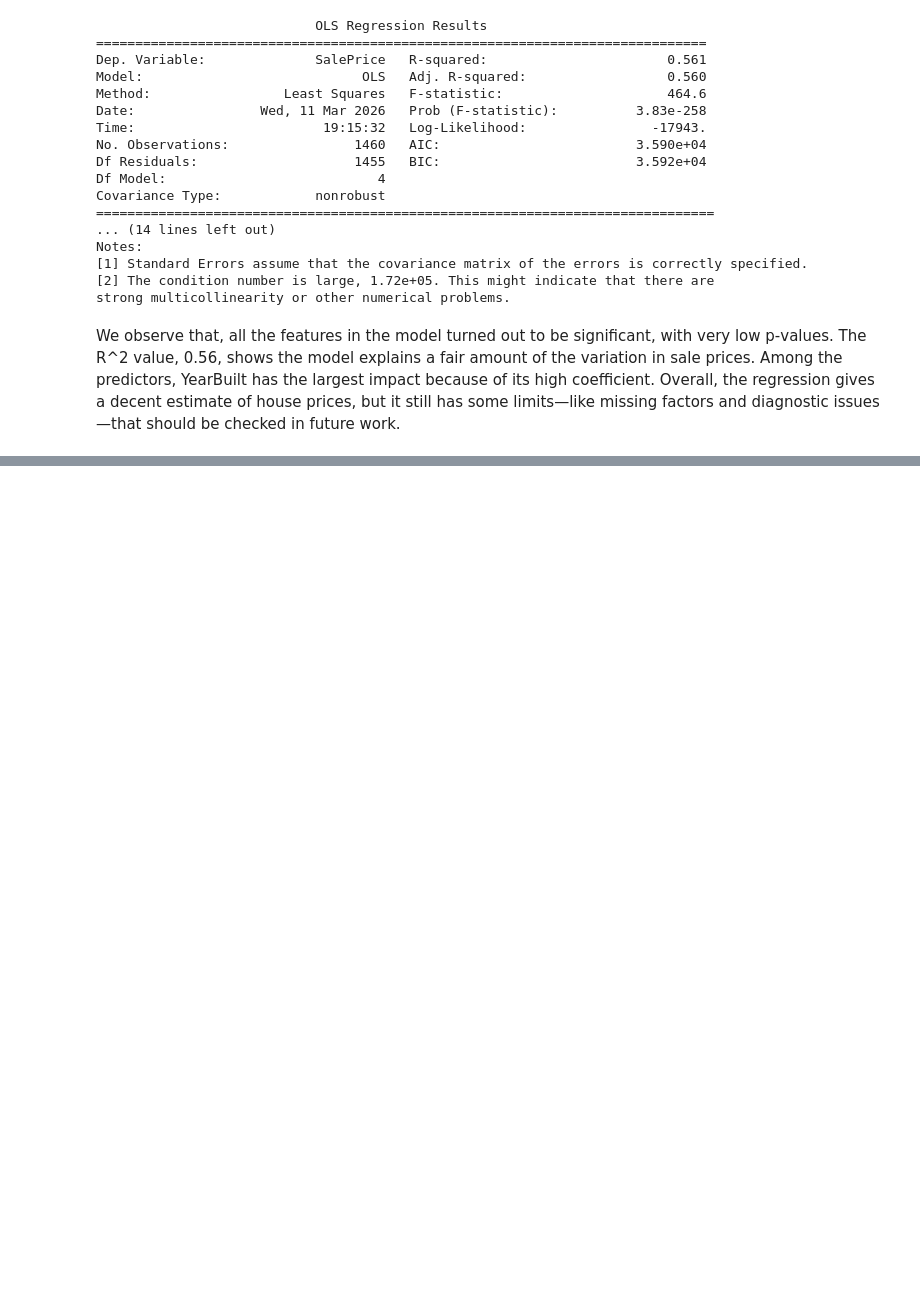
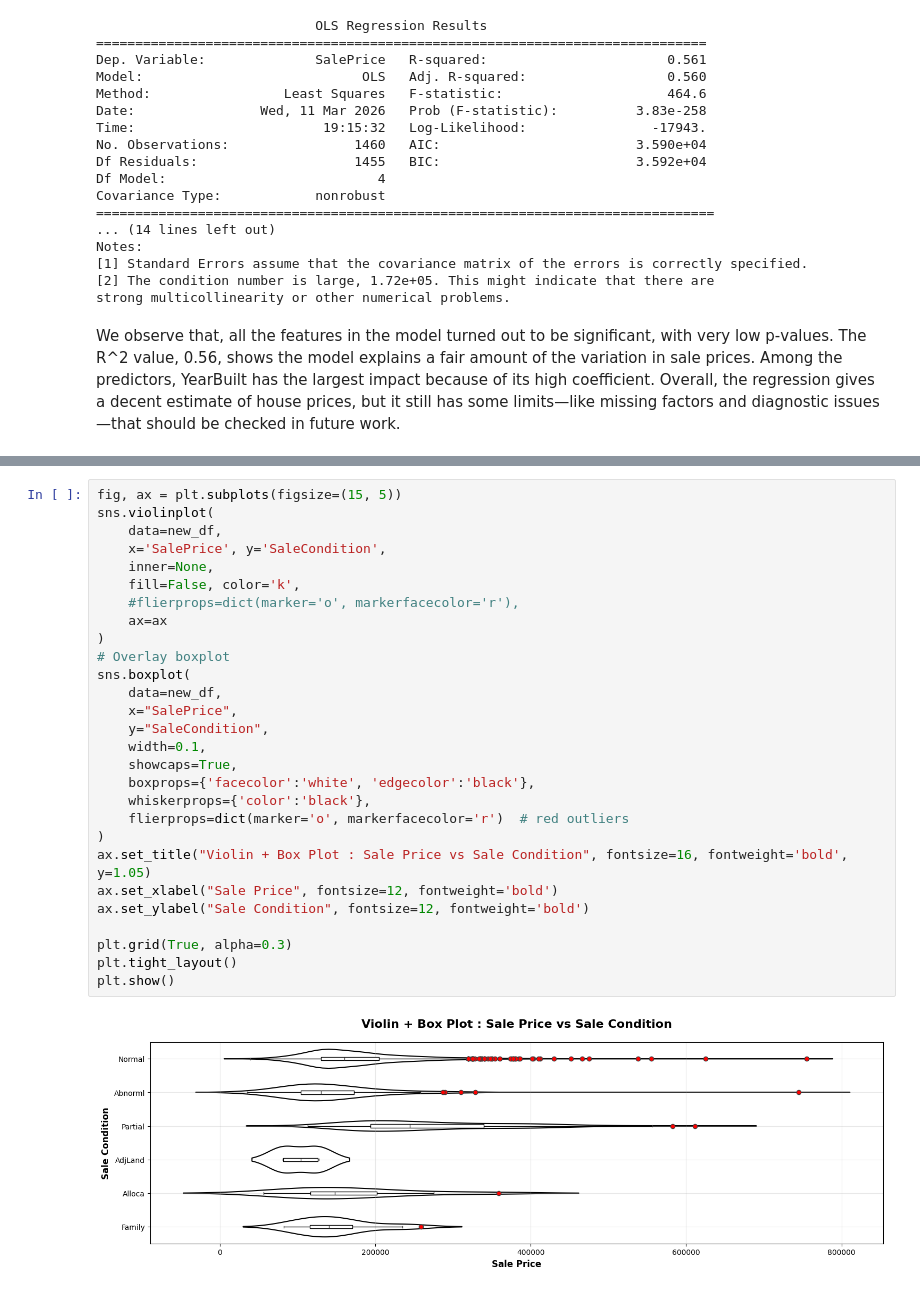
Before and after one commit to annugit1655/Real-Estate-Price-Prediction, a Jupyter notebook: Real-Estate-Price-Prediction/notebooks/EDA-house-part-1.ipynb, the cells around one changed output, grey strips where cells are left out. Cells and saved outputs as stored; diff of their text form; blank space fills up the shorter version.

```diff
--- a/Real-Estate-Price-Prediction/notebooks/EDA-house-part-1.ipynb
+++ b/Real-Estate-Price-Prediction/notebooks/EDA-house-part-1.ipynb
@@ -518,0 +542,30 @@ We observe that, all the features in the model turned out to be significant, wit
+# %%
+fig, ax = plt.subplots(figsize=(15, 5))
+sns.violinplot(
+    data=new_df,
+    x='SalePrice', y='SaleCondition',
+    inner=None,
+    fill=False, color='k',
+    #flierprops=dict(marker='o', markerfacecolor='r'),
+    ax=ax
+)
+# Overlay boxplot
+sns.boxplot(
+    data=new_df,
+    x="SalePrice",
+    y="SaleCondition",
+    width=0.1,
+    showcaps=True,
+    boxprops={'facecolor':'white', 'edgecolor':'black'},
+    whiskerprops={'color':'black'},
+    flierprops=dict(marker='o', markerfacecolor='r')  # red outliers
+)
+ax.set_title("Violin + Box Plot : Sale Price vs Sale Condition", fontsize=16, fontweight='bold', y=1.05)
+ax.set_xlabel("Sale Price", fontsize=12, fontweight='bold')
+ax.set_ylabel("Sale Condition", fontsize=12, fontweight='bold')
+
+plt.grid(True, alpha=0.3)
+plt.tight_layout()
+plt.show()
+# %% [output]
+[figure, added]
```
Also changed, not shown: parts of 11 cells of this notebook.
